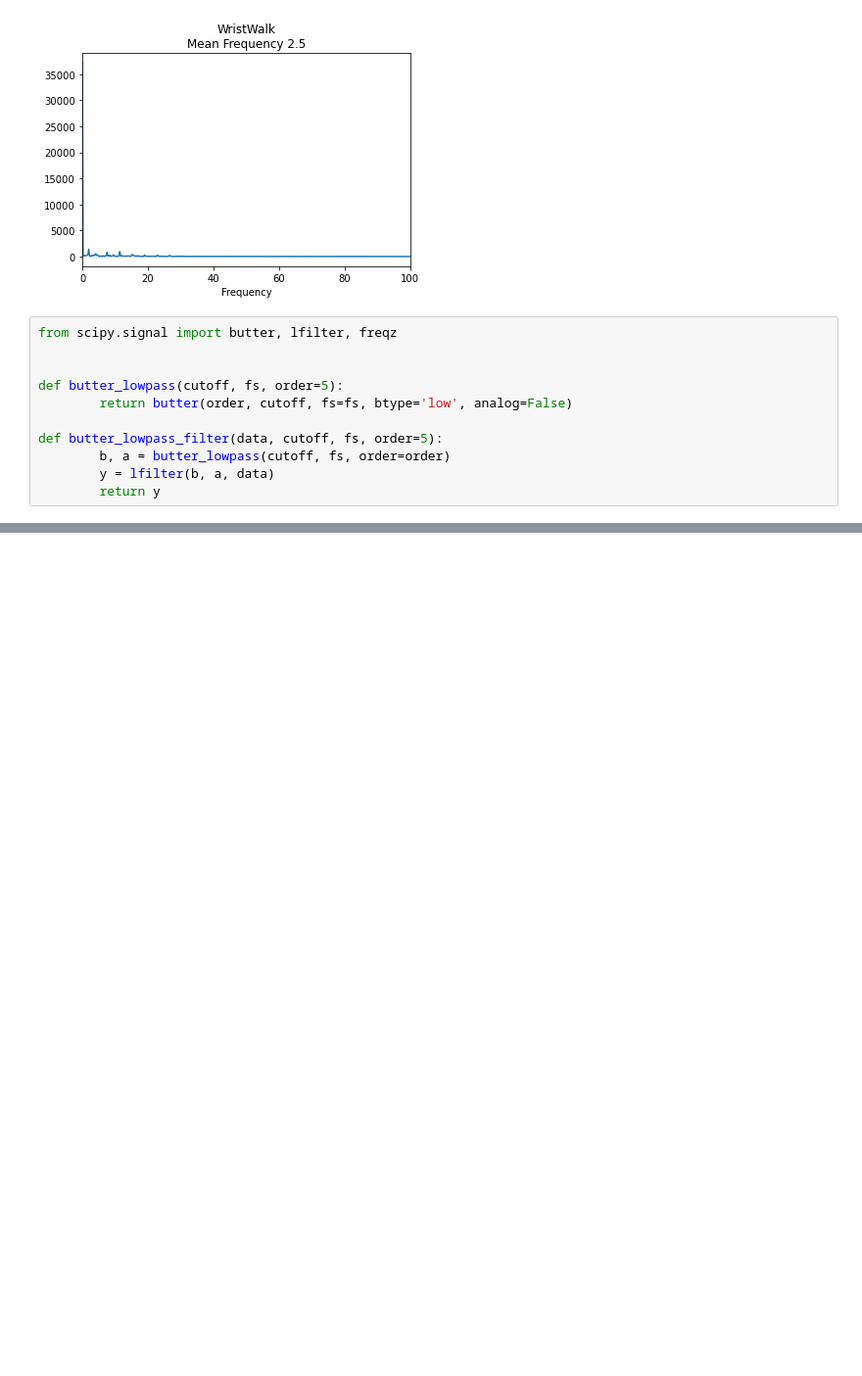
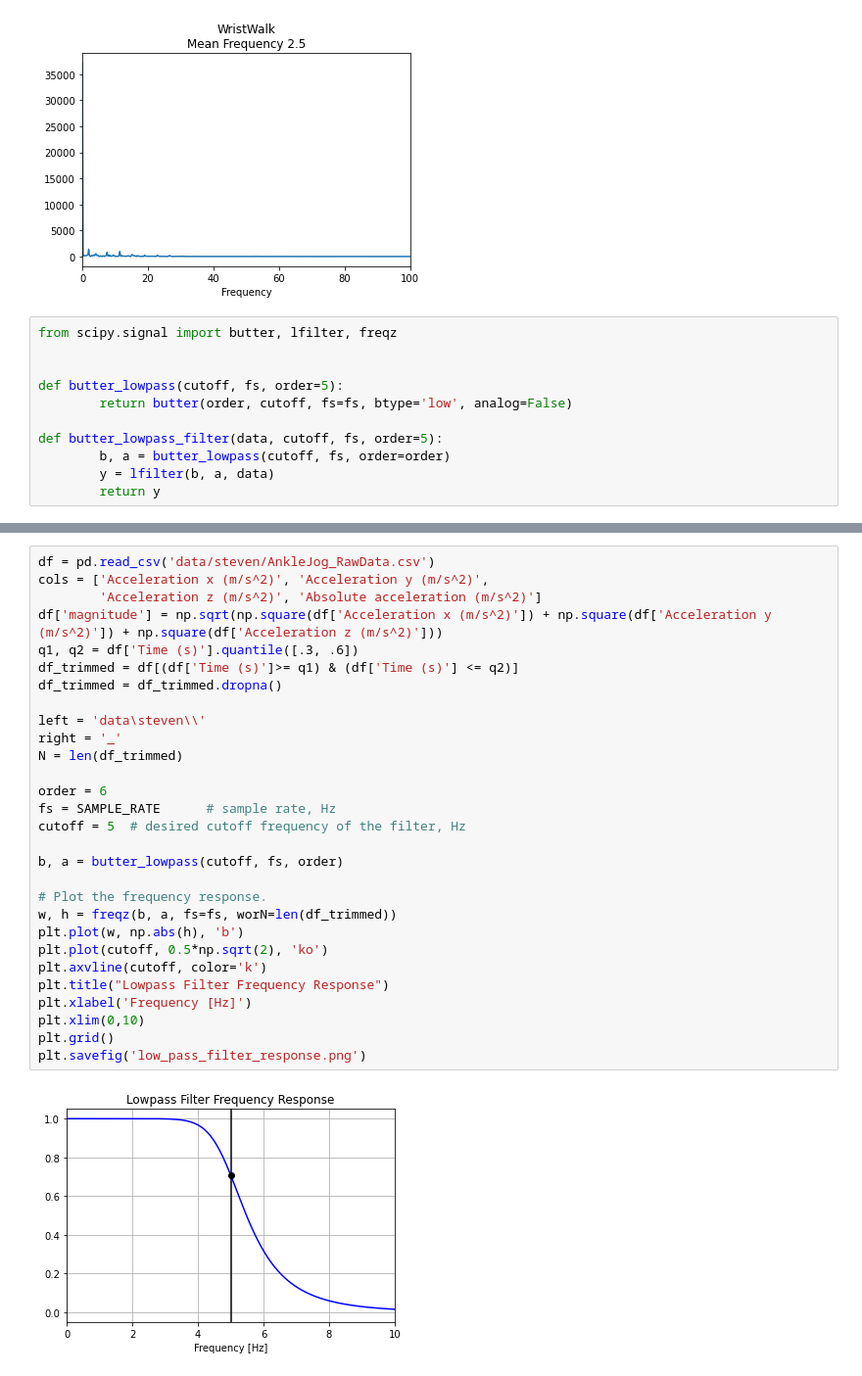
Before and after one commit to ryanallen82/EnergyHarvesting, a Jupyter notebook: ryan_freq_amp.ipynb, the cells around one changed output, grey strips where cells are left out. Shown at 98% size. Cells and saved outputs as stored; diff of their text form; blank space fills up the shorter version.

```diff
--- a/ryan_freq_amp.ipynb
+++ b/ryan_freq_amp.ipynb
@@ -154,0 +174,31 @@ for f in glob('data\steven\*.csv'):
+# %%
+df = pd.read_csv('data/steven/AnkleJog_RawData.csv')
+cols = ['Acceleration x (m/s^2)', 'Acceleration y (m/s^2)',
+        'Acceleration z (m/s^2)', 'Absolute acceleration (m/s^2)']
+df['magnitude'] = np.sqrt(np.square(df['Acceleration x (m/s^2)']) + np.square(df['Acceleration y (m/s^2)']) + np.square(df['Acceleration z (m/s^2)']))
+q1, q2 = df['Time (s)'].quantile([.3, .6])
+df_trimmed = df[(df['Time (s)']>= q1) & (df['Time (s)'] <= q2)]
+df_trimmed = df_trimmed.dropna()
+
+left = 'data\steven\\'
+right = '_'
+N = len(df_trimmed)
+
+order = 6
+fs = SAMPLE_RATE      # sample rate, Hz
+cutoff = 5  # desired cutoff frequency of the filter, Hz
+
+b, a = butter_lowpass(cutoff, fs, order)
+
+# Plot the frequency response.
+w, h = freqz(b, a, fs=fs, worN=len(df_trimmed))
+plt.plot(w, np.abs(h), 'b')
+plt.plot(cutoff, 0.5*np.sqrt(2), 'ko')
+plt.axvline(cutoff, color='k')
+plt.title("Lowpass Filter Frequency Response")
+plt.xlabel('Frequency [Hz]')
+plt.xlim(0,10)
+plt.grid()
+plt.savefig('low_pass_filter_response.png')
+# %% [output]
+[figure, added]
```
Also changed, not shown: parts of 2 cells of this notebook.
